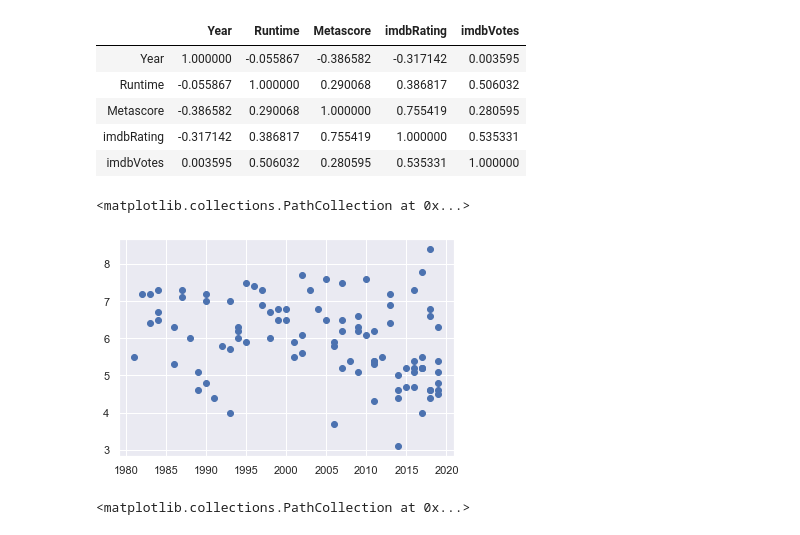
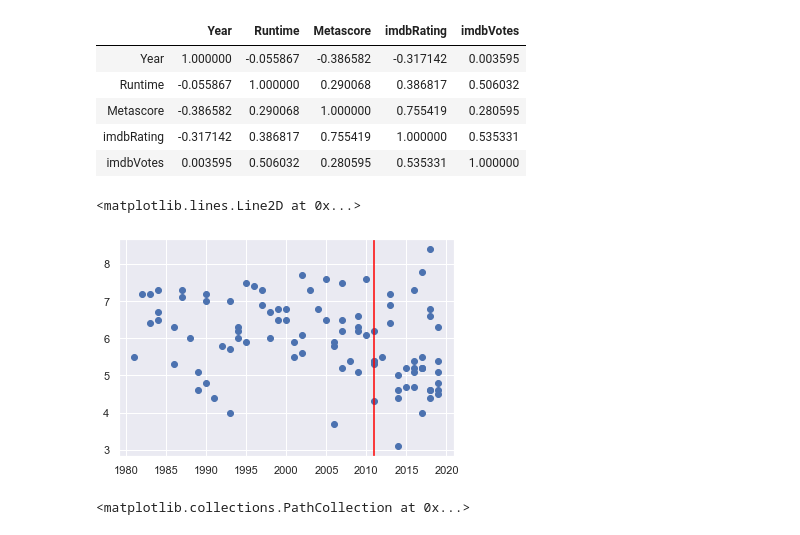
Before and after one commit to RyanJennings1/COMP41680, a Jupyter notebook: COMP41680 Project 1 - 19205824.ipynb, the cells around one changed output. Drawn from its saved outputs; the diff is of its cells as text; code cells hidden in the pictures.

```diff
--- a/COMP41680 Project 1 - 19205824.ipynb
+++ b/COMP41680 Project 1 - 19205824.ipynb
@@ -242,13 +247,15 @@ credits['BoxOffice'] = credits['BoxOffice'].apply(lambda x: float(re.sub('\$|,',
 # %%
 rating_map: Dict[str, Union[int, float]] = {
     'Not Rated': np.nan,
-    'PG': 0,
-    'PG-13': 1,
-    'R': 2,
-    'Unrated': 2,
-    'TV-MA': 3,
-    'NC-17': 3
+    'PG': 0.0,
+    'PG-13': 1.0,
+    'R': 2.0,
+    'Unrated': 2.0,
+    'TV-MA': 3.0,
+    'NC-17': 3.0
 }
 # %%
 credits = credits.replace({'Rated': rating_map})
+# %%
+credits['Rated'] = credits['Rated'].apply(lambda x: float(x))
 # %% [markdown]
@@ -300,9 +316,10 @@ credits.corr(method='pearson')
 | imdbVotes | 0.003595 | 0.506032 | 0.280595 | 0.535331 | 1.000000 |
 # %%
 plt.scatter(credits['Year'], credits['imdbRating'])
+plt.axvline(x=2011, color='red')
 # %% [output]
-<matplotlib.collections.PathCollection at 0x...>
+<matplotlib.lines.Line2D at 0x...>
-[figure, old version]
+[figure, new version]
 # %%
 plt.scatter(credits['Runtime'], credits['imdbRating'])
 # %% [output]
```
Also changed, not shown: parts of 13 cells of this notebook.
